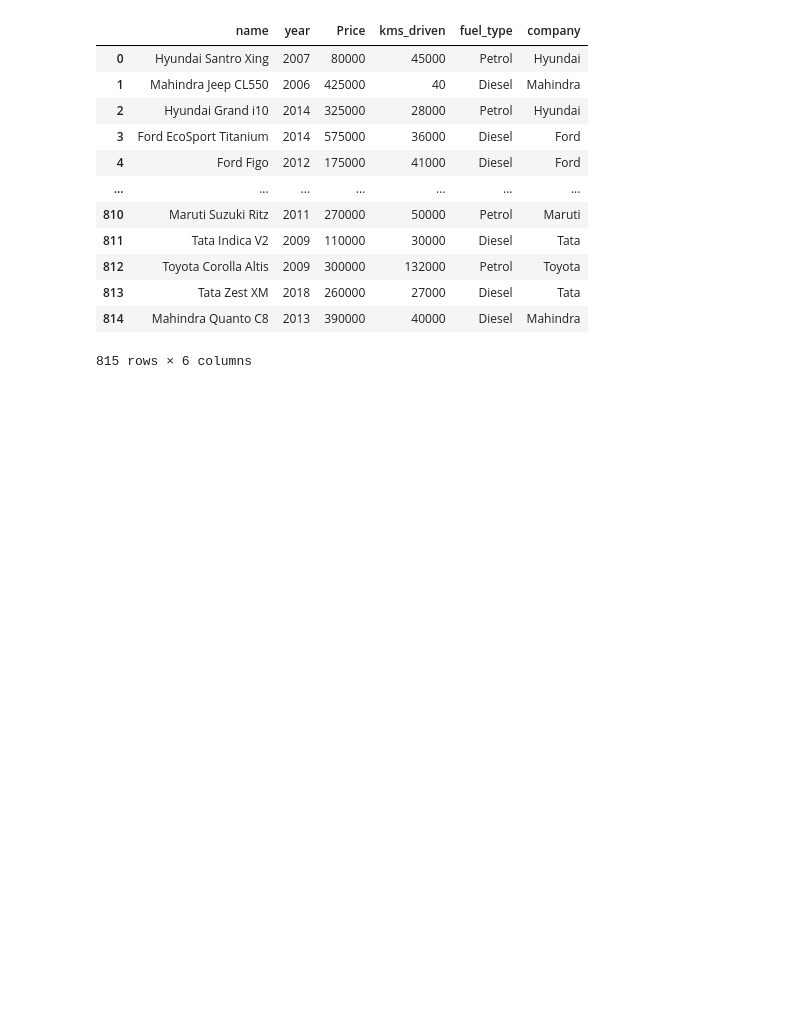
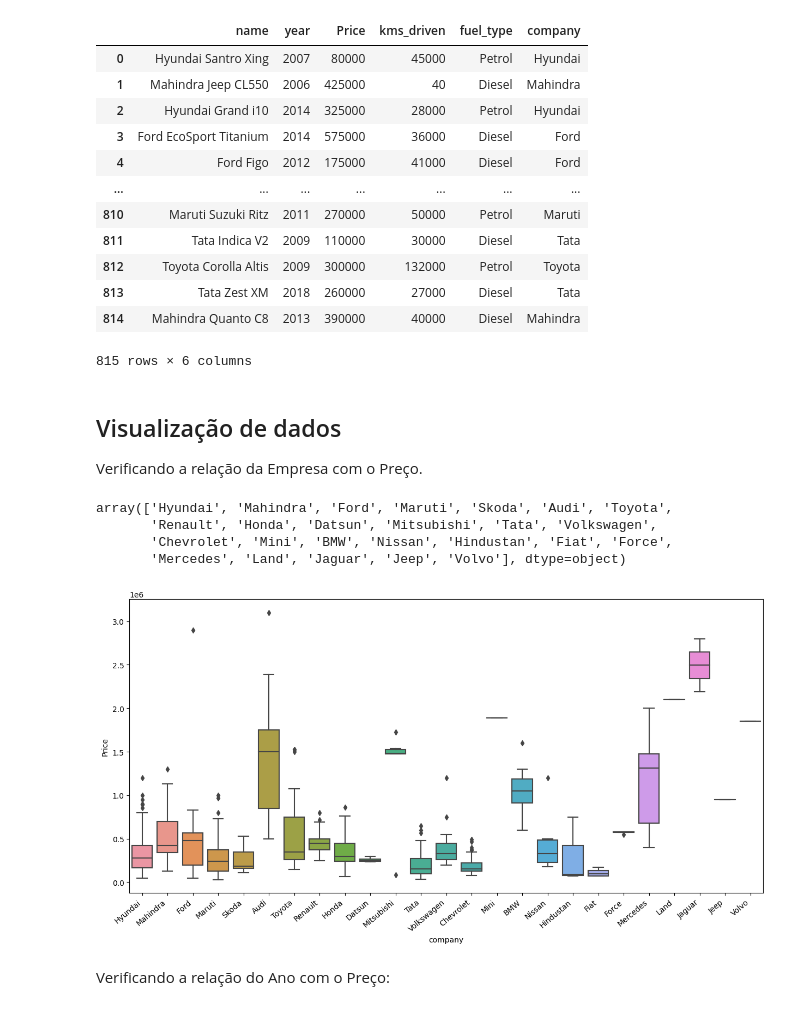
Before and after one commit to KARINAgoncalvesSOARES/ML_verificando_peco_carro, a Jupyter notebook: predicao_preco_car.ipynb, the cells around one changed output. Drawn from its saved outputs; the diff is of its cells as text; code cells hidden in the pictures; blank space fills up the shorter version.

Commit message:
Visualização  dos Dados

```diff
--- a/predicao_preco_car.ipynb
+++ b/predicao_preco_car.ipynb
@@ -340,3 +340,14 @@ df2
 | 813 | Tata Zest XM | 2018 | 260000 | 27000 | Diesel | Tata |
 | 814 | Mahindra Quanto C8 | 2013 | 390000 | 40000 | Diesel | Mahindra |
 815 rows × 6 columns
+# %% [markdown]
+## Visualização de dados
+
+Verificando a relação da Empresa com o Preço.
+# %%
+df2['company'].unique()
+# %% [output]
+array(['Hyundai', 'Mahindra', 'Ford', 'Maruti', 'Skoda', 'Audi', 'Toyota',
+       'Renault', 'Honda', 'Datsun', 'Mitsubishi', 'Tata', 'Volkswagen',
+       'Chevrolet', 'Mini', 'BMW', 'Nissan', 'Hindustan', 'Fiat', 'Force',
+       'Mercedes', 'Land', 'Jaguar', 'Jeep', 'Volvo'], dtype=object)
@@ -342,0 +358,9 @@ df2
+# %%
+plt.subplots(figsize=(15,7))
+ax = sns.boxplot(x='company', y='Price', data=df2)
+ax.set_xticklabels(ax.get_xticklabels(), rotation=40, ha='right')
+plt.show()
+# %% [output]
+[figure, added]
+# %% [markdown]
+Verificando a relação do Ano com o Preço:
```
Also changed, not shown: parts of 3 cells of this notebook.
